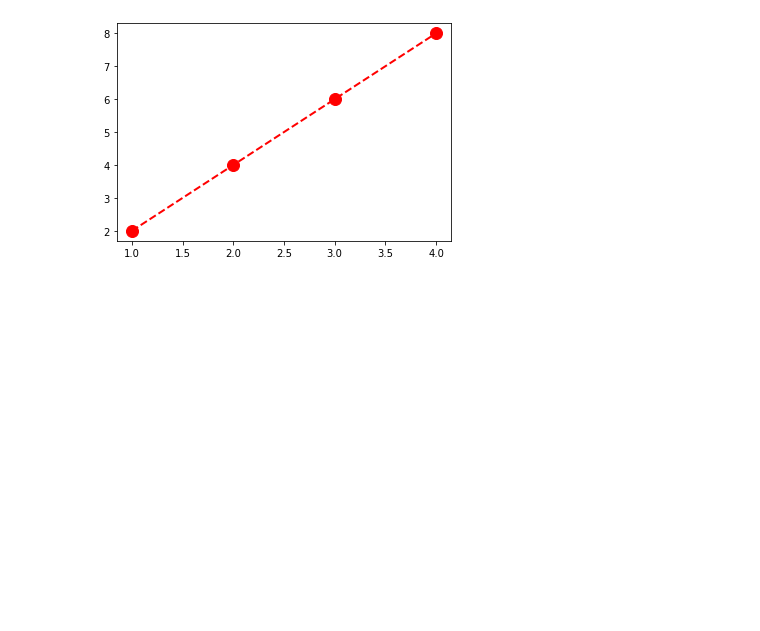
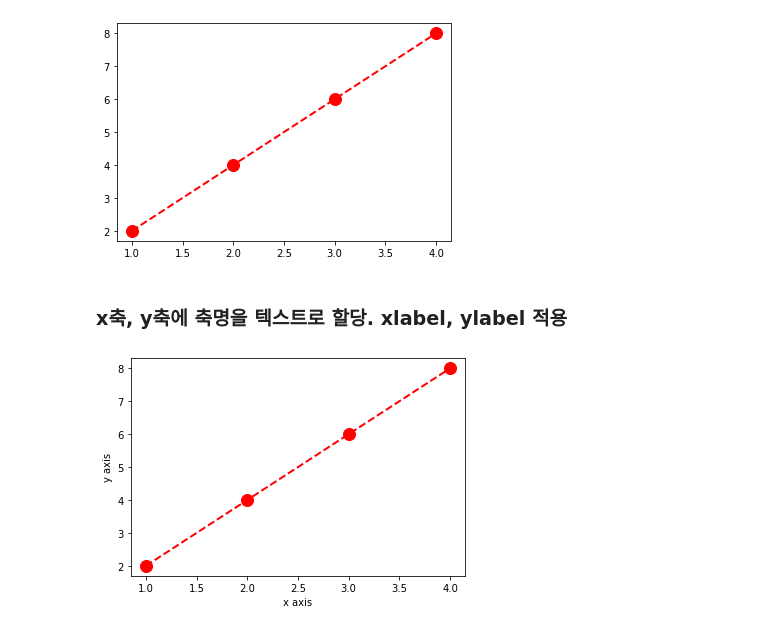
Before and after one commit to 201411096/study_AI, a Jupyter notebook: lectures/2_파이썬 머신러닝 완벽 가이드/시각화(Visualization)/2_Visualization_Matplotlib.ipynb, the cells around one changed output. Cells and saved outputs as stored; diff of their text form; code cells hidden in the pictures; blank space fills up the shorter version.

```diff
--- a/lectures/2_파이썬 머신러닝 완벽 가이드/시각화(Visualization)/2_Visualization_Matplotlib.ipynb
+++ b/lectures/2_파이썬 머신러닝 완벽 가이드/시각화(Visualization)/2_Visualization_Matplotlib.ipynb
@@ -143,3 +149,12 @@ plt.plot(x_value, y_value, color='red', marker='o', linestyle='dashed', linewidt
 # %% [output]
 [<matplotlib.lines.Line2D at 0x...>]
 [figure]
+# %% [markdown]
+### x축, y축에 축명을 텍스트로 할당. xlabel, ylabel 적용
+# %%
+plt.plot(x_value, y_value, color='red', marker='o', linestyle='dashed', linewidth=2, markersize=12)
+plt.xlabel('x axis')
+plt.ylabel('y axis')
+plt.show()
+# %% [output]
+[figure, added]
```
Also changed, not shown: parts of 22 cells of this notebook.
